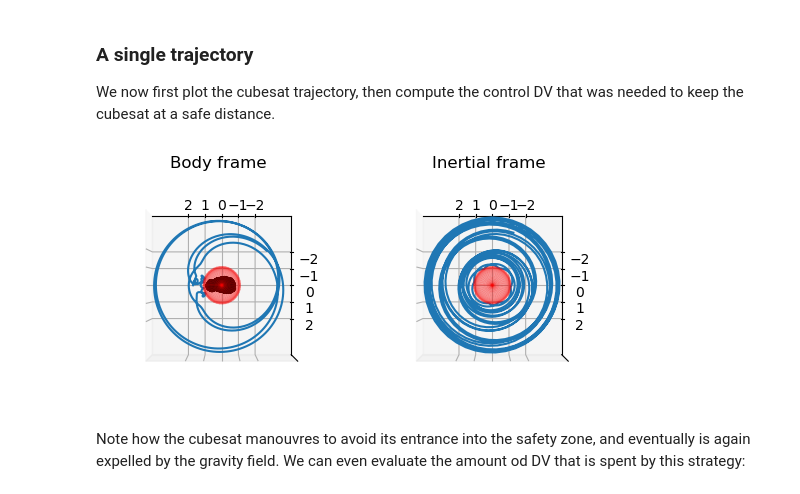
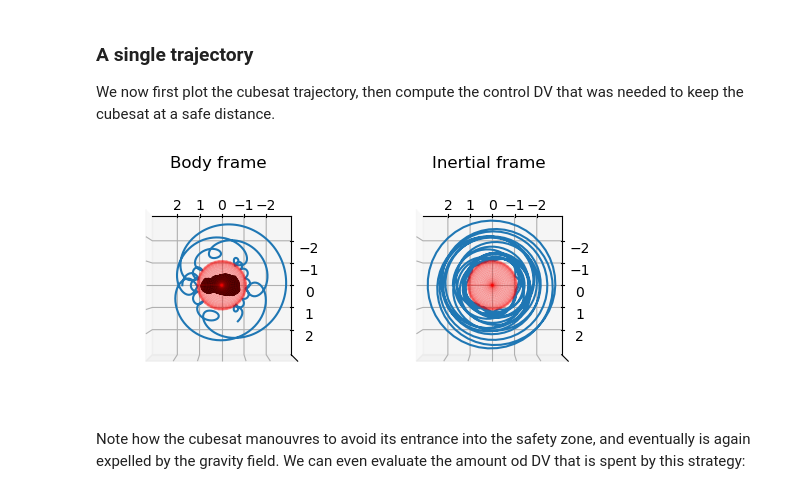
Before and after one commit to esa/cascade, a Jupyter notebook: doc/examples/itokawa_cubesats.ipynb, the cells around one changed output. Cells and saved outputs as stored; diff of their text form; code cells hidden in the pictures.

```diff
--- a/doc/examples/itokawa_cubesats.ipynb
+++ b/doc/examples/itokawa_cubesats.ipynb
@@ -121,9 +121,9 @@ taylor = hy.taylor_adaptive(sys=dyn, state = [0.,0.,0.,0.,0.,0.], compact_mode=T
 # %% [markdown]
 We now place the cubesat in its initial conditions. We simulate an orbit starting, in the non rotating frame, from a distance $r$ and a circular velocity $\sqrt{\frac{1}{r}}$. We also simlate for enough time to see the cubesat trigger the safety event.
 # %%
-r = 1.65
-v = np.sqrt(1./r) - r*wz
-taylor.state[:] = [r, 0., 0., 0., v, 0.]
+r_ic = 1.70
+v_ic = np.sqrt(1./r_ic) - r_ic*wz - 0.2 # Ve use a small dv from a circular orbit to lower the pericenter
+taylor.state[:] = [r_ic, 0., 0., 0., v_ic, 0.]
 taylor.time=0.
 tgrid = np.linspace(0., 100., 1000)
 DV=0
@@ -168,39 +168,39 @@ ax.plot_wireframe(X,Y,Z, color="r", alpha=0.1)
 
 ax.plot3D(out[4][:,0],out[4][:,1],out[4][:,2])
 
-limit=4
+limit=3
 ax.set_xlim(-limit,limit)
 ax.set_ylim(-limit,limit)
 ax.set_zlim(-limit,limit)
 ax.view_init(90,90)
 ax.set_title("Body frame")
 ax.set_xticks([-2, -1,0,1, 2])
 ax.set_yticks([-2, -1,0,1, 2])
 ax.set_zticks([]);
 
 # Plot in the inertial frame
 ax = fig.add_subplot(122, projection='3d')
 # Plot the safety sphere around it
 r = np.sqrt(1.1)
 u, v = np.mgrid[0:2*np.pi:40j, 0:np.pi:40j]
 X = r*np.cos(u)*np.sin(v)
 Y = r*np.sin(u)*np.sin(v)
 Z = r*np.cos(v)
 ax.plot_wireframe(X,Y,Z, color="r", alpha=0.1)
 
 ax.plot3D(out_rotated[:,0],out_rotated[:,1],out_rotated[:,2])
 
-limit=4
+limit=3
 ax.set_xlim(-limit,limit)
 ax.set_ylim(-limit,limit)
 ax.set_zlim(-limit,limit)
 ax.view_init(90,90)
 ax.set_title("Inertial frame")
 ax.set_xticks([-2, -1,0,1, 2])
 ax.set_yticks([-2, -1,0,1, 2])
 ax.set_zticks([]);
 # %% [output]
-[figure, old version]
+[figure, new version]
 # %% [markdown]
 Note how the cubesat manouvres to avoid its entrance into the safety zone, and eventually is again expelled by the gravity field. We can even evaluate the amount od DV that is spent by this strategy:
 # %%
```
Also changed, not shown: parts of 5 cells of this notebook.
